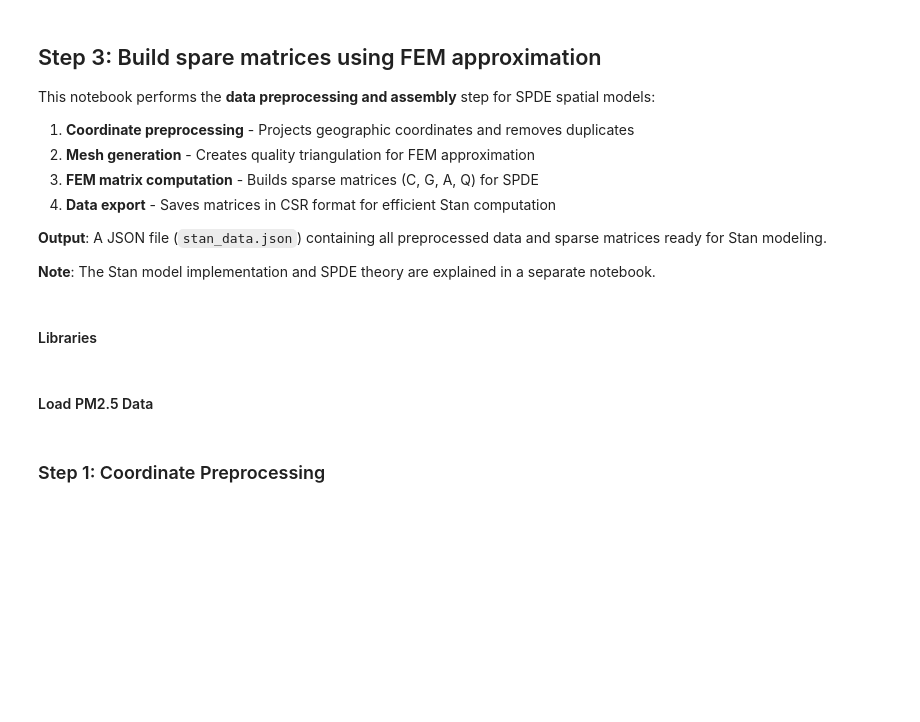
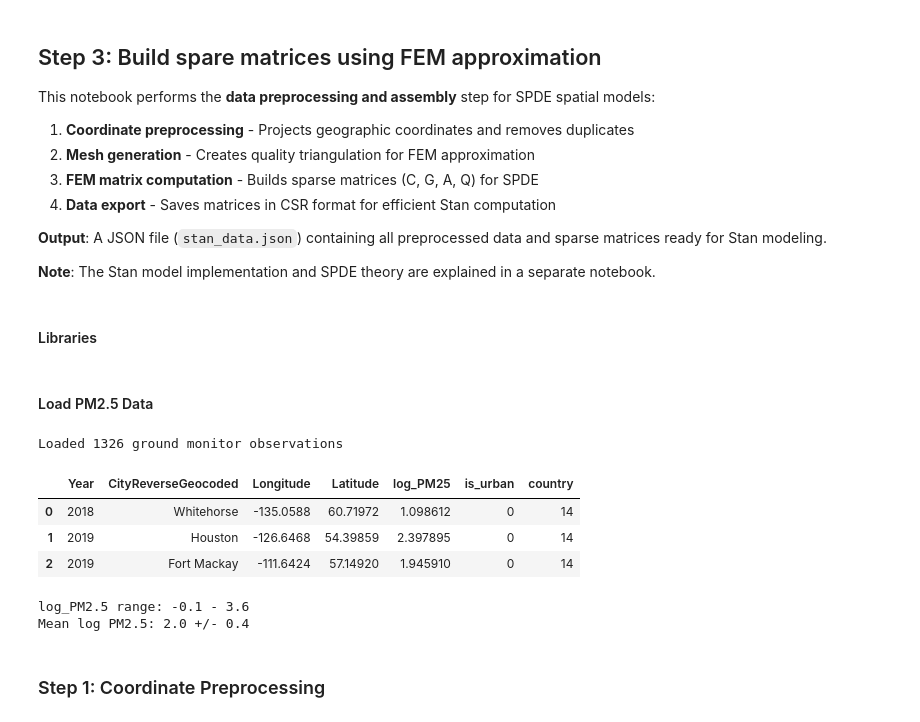
Before and after one commit to mitzimorris/geo_spde, a Jupyter notebook: demo_notebooks/Nb3_full_data_assembly.ipynb, the cells around one changed output. Cells and saved outputs as stored; diff of their text form; code cells hidden in the pictures; blank space fills up the shorter version.

```diff
--- a/demo_notebooks/Nb3_full_data_assembly.ipynb
+++ b/demo_notebooks/Nb3_full_data_assembly.ipynb
@@ -48,2 +35,23 @@ print(f"Mean PM2.5: {pm25.mean():.1f} +/- {pm25.std():.1f}")
+# %%
+# Load PM2.5 ground monitor data
+north_america_log_pm25 = pd.read_csv('north_america_log_pm25.csv')
+print(f"Loaded {len(north_america_log_pm25)} ground monitor observations")
+north_america_log_pm25.head(3)
+# %% [output]
+Loaded 1326 ground monitor observations
+|  | Year | CityReverseGeocoded | Longitude | Latitude | log_PM25 | is_urban | country |
+| 0 | 2018 | Whitehorse | -135.0588 | 60.71972 | 1.098612 | 0 | 14 |
+| 1 | 2019 | Houston | -126.6468 | 54.39859 | 2.397895 | 0 | 14 |
+| 2 | 2019 | Fort Mackay | -111.6424 | 57.14920 | 1.945910 | 0 | 14 |
+# %%
+# Extract coordinates and values
+log_pm25_coords = north_america_log_pm25[['Longitude','Latitude']].to_numpy()
+log_pm25 = north_america_log_pm25['log_PM25'].to_numpy()
+
+print(f"log_PM2.5 range: {log_pm25.min():.1f} - {log_pm25.max():.1f}")
+print(f"Mean log PM2.5: {log_pm25.mean():.1f} +/- {log_pm25.std():.1f}")
+# %% [output]
+log_PM2.5 range: -0.1 - 3.6
+Mean log PM2.5: 2.0 +/- 0.4
 # %% [markdown]
 ### Step 1: Coordinate Preprocessing
```
Also changed, not shown: parts of 5 cells of this notebook, 7 other files.
